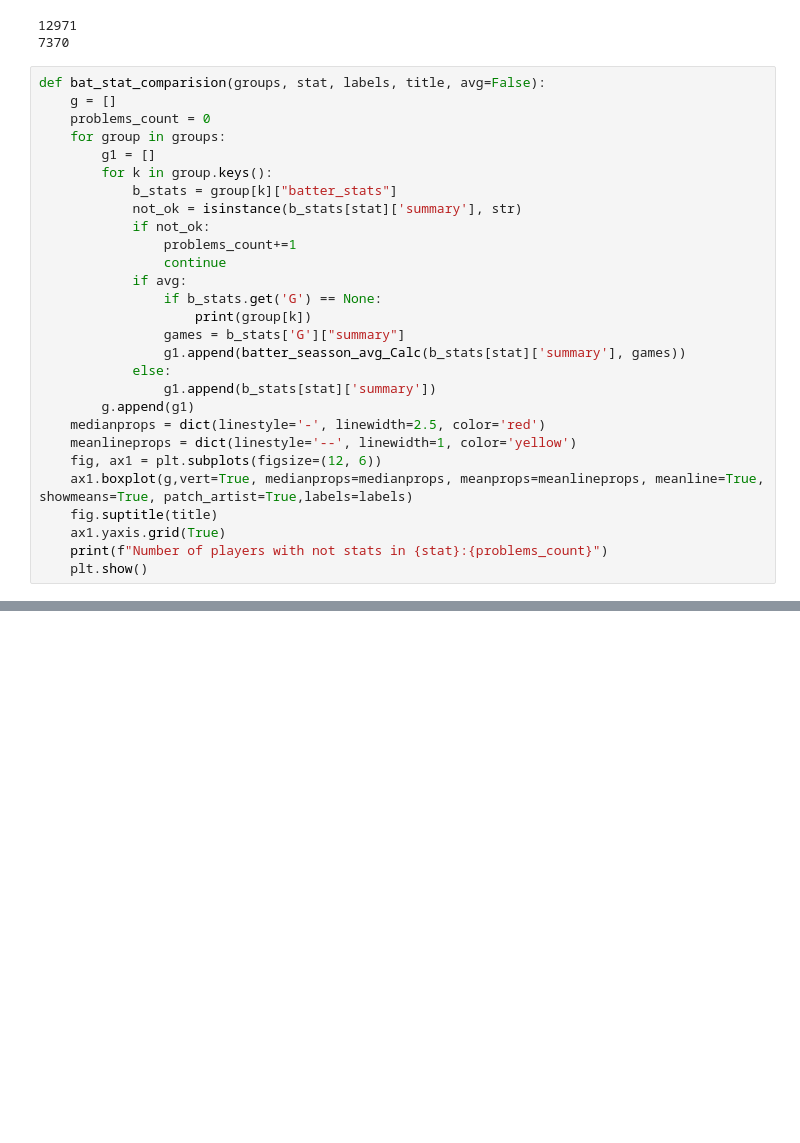
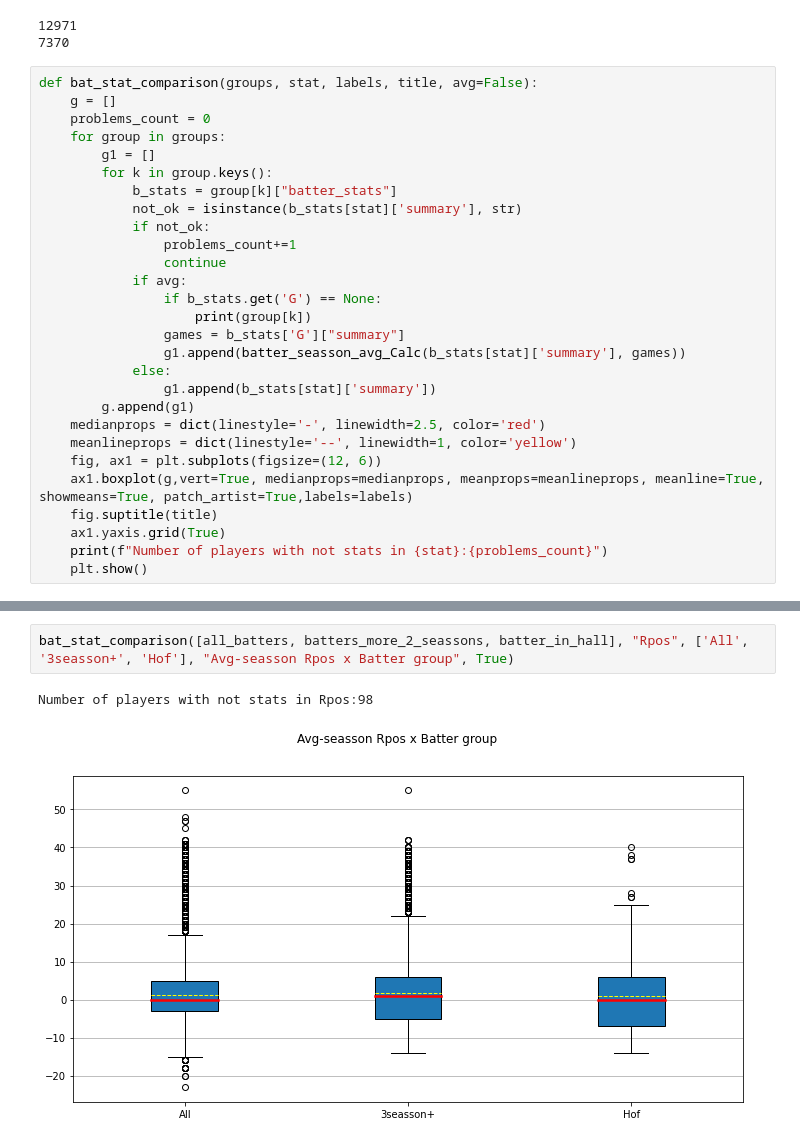
Before and after one commit to abel1927/DJ-MLB-Hall-Fame, a Jupyter notebook: Analysis/batter_stats.ipynb, the cells around one changed output, grey strips where cells are left out. Drawn from its saved outputs; the diff is of its cells as text; blank space fills up the shorter version.

Commit message:
upd: add stats to visualization

```diff
--- a/Analysis/batter_stats.ipynb
+++ b/Analysis/batter_stats.ipynb
@@ -26,7 +26,7 @@ print(len(batters_more_2_seassons))
 12971
 7370
 # %%
-def bat_stat_comparision(groups, stat, labels, title, avg=False):
+def bat_stat_comparison(groups, stat, labels, title, avg=False):
     g = []
     problems_count = 0
     for group in groups:
@@ -128,3 +128,8 @@ bat_stat_comparision([all_batters, batters_more_2_seassons, batter_in_hall], "SB
 # %% [output]
 Number of players with not stats in SB:469
 [figure]
+# %%
+bat_stat_comparison([all_batters, batters_more_2_seassons, batter_in_hall], "Rpos", ['All', '3seasson+', 'Hof'], "Avg-seasson Rpos x Batter group", True)
+# %% [output]
+Number of players with not stats in Rpos:98
+[figure, added]
```
Also changed, not shown: parts of 15 cells of this notebook, 1 other file.
